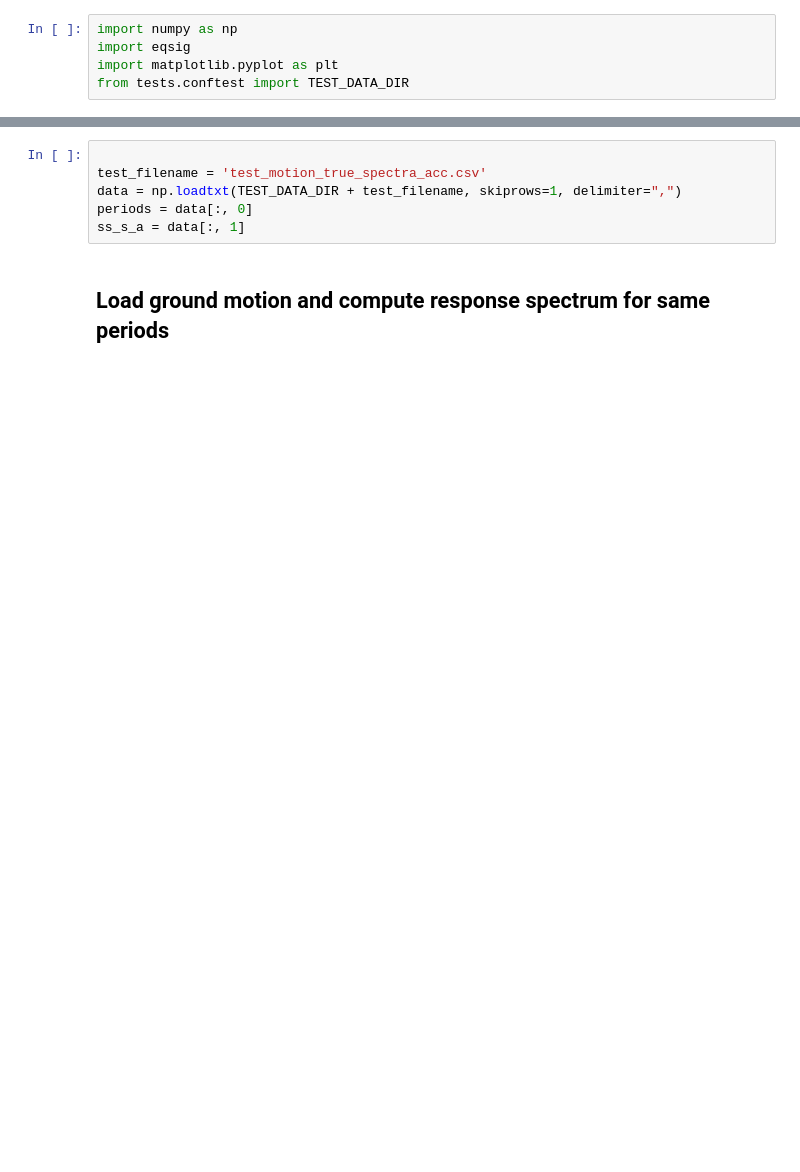
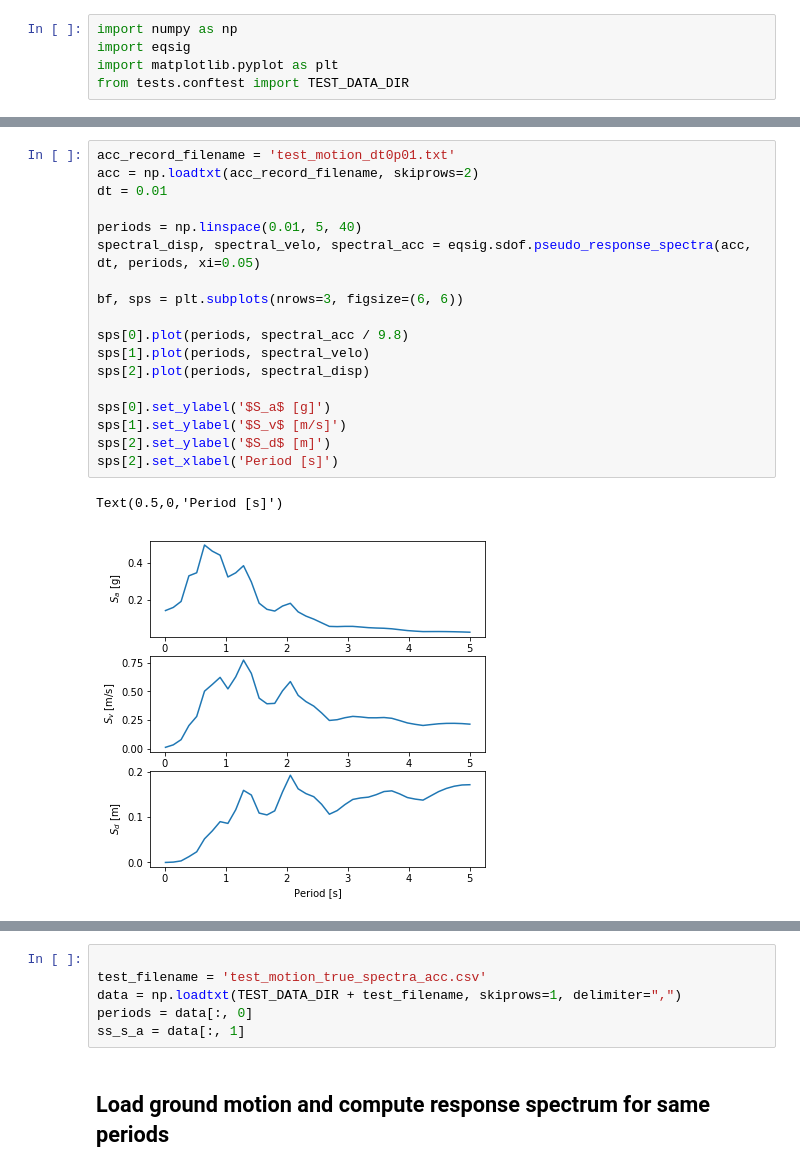
Before and after one commit to eng-tools/eqsig, a Jupyter notebook: examples/example_response_spectra.ipynb, the cells around one changed output, grey strips where cells are left out. Cells and saved outputs as stored; diff of their text form; blank space fills up the shorter version.

Commit message:
Updated response spectrum example

```diff
--- a/examples/example_response_spectra.ipynb
+++ b/examples/example_response_spectra.ipynb
@@ -17,0 +25,21 @@ from tests.conftest import TEST_DATA_DIR
+# %%
+acc_record_filename = 'test_motion_dt0p01.txt'
+acc = np.loadtxt(acc_record_filename, skiprows=2)
+dt = 0.01
+
+periods = np.linspace(0.01, 5, 40)
+spectral_disp, spectral_velo, spectral_acc = eqsig.sdof.pseudo_response_spectra(acc, dt, periods, xi=0.05)
+
+bf, sps = plt.subplots(nrows=3, figsize=(6, 6))
+
+sps[0].plot(periods, spectral_acc / 9.8)
+sps[1].plot(periods, spectral_velo)
+sps[2].plot(periods, spectral_disp)
+
+sps[0].set_ylabel('$S_a$ [g]')
+sps[1].set_ylabel('$S_v$ [m/s]')
+sps[2].set_ylabel('$S_d$ [m]')
+sps[2].set_xlabel('Period [s]')
+# %% [output]
+Text(0.5,0,'Period [s]')
+[figure, added]
```
Also changed, not shown: parts of 6 cells of this notebook.
